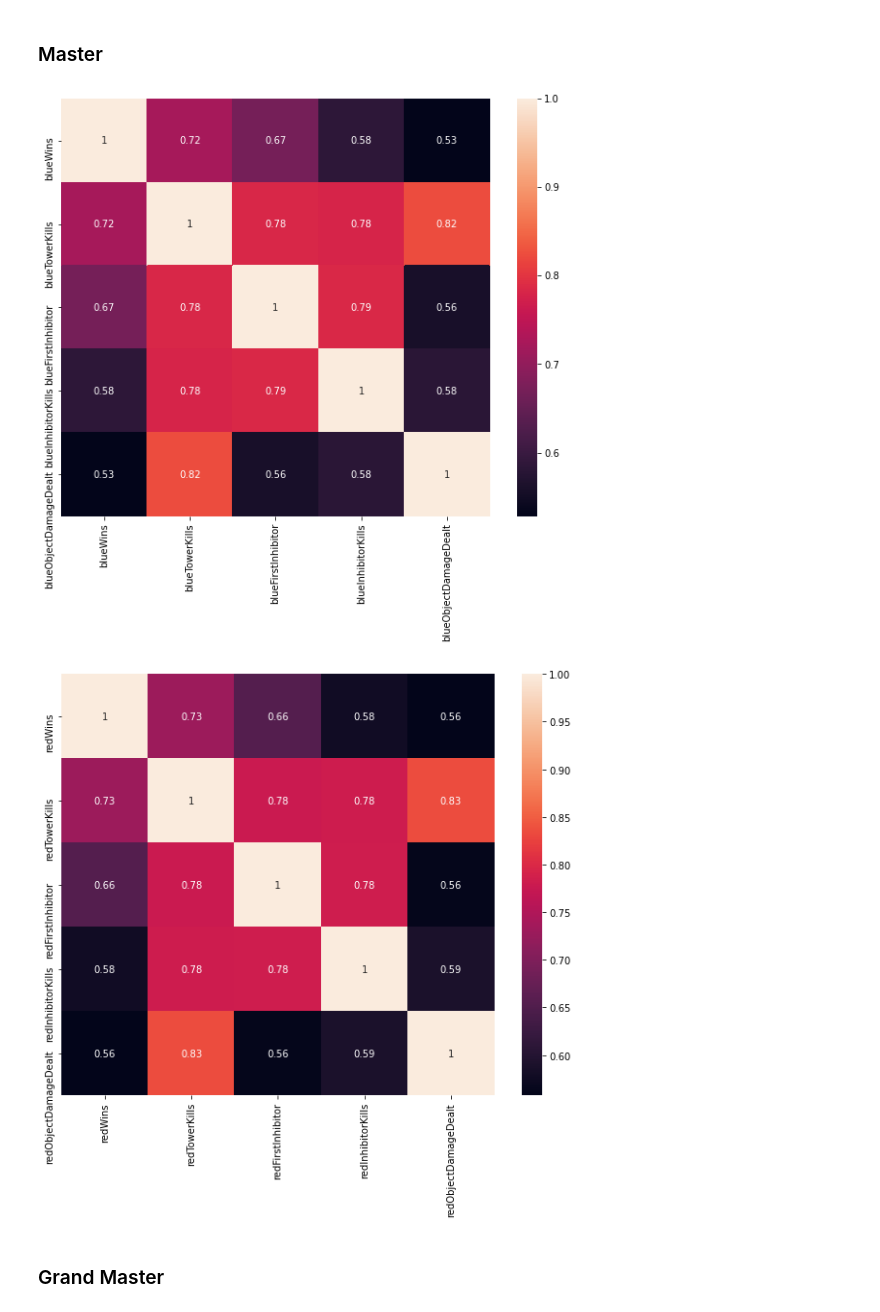
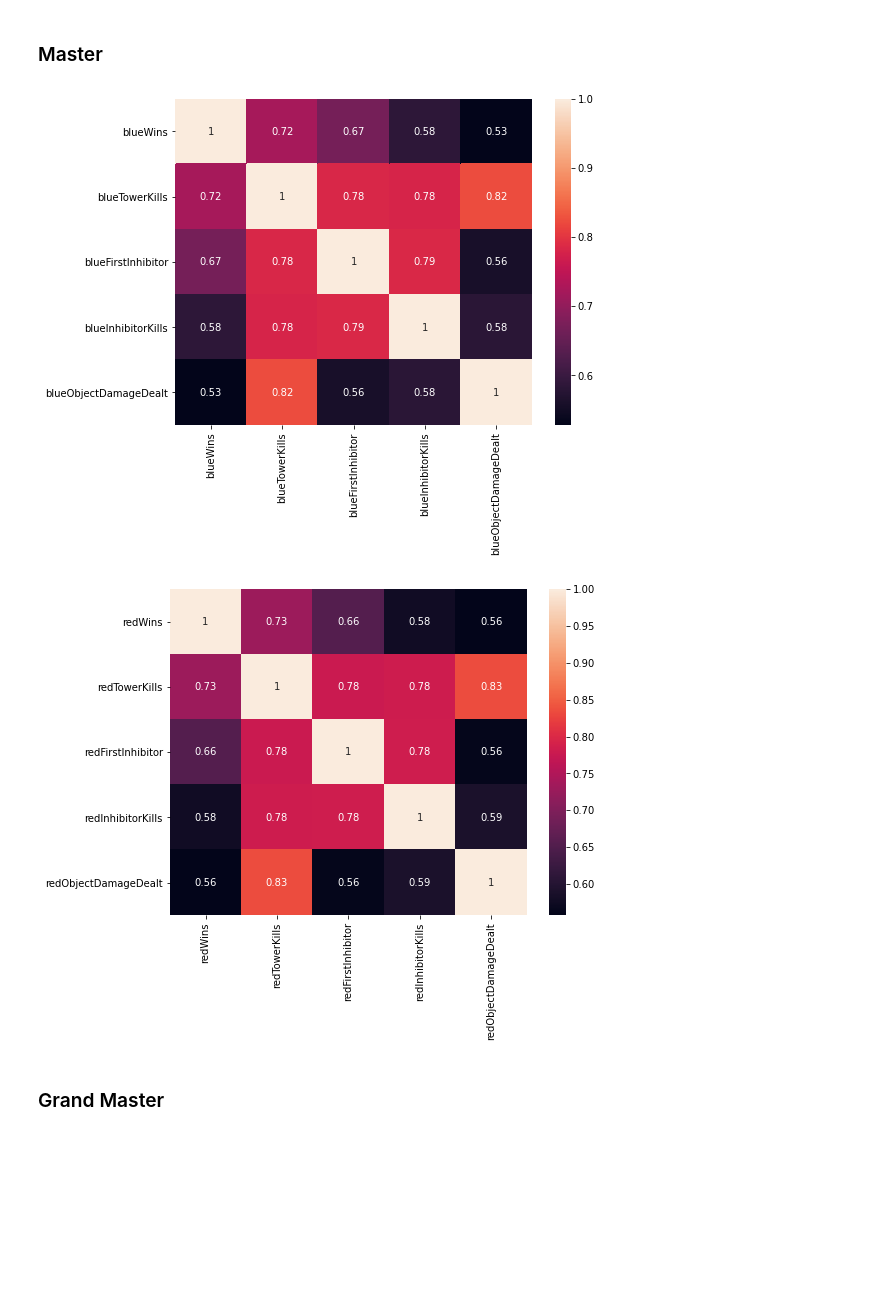
Before and after one commit to josephchancey/riot-lol-match-trends, a Jupyter notebook: Notebooks/LoL Trend Analysis.ipynb, the cells around one changed output. Cells and saved outputs as stored; diff of their text form; code cells hidden in the pictures; blank space fills up the shorter version.

Commit message:
Fix chart export label cut-off

```diff
--- a/Notebooks/LoL Trend Analysis.ipynb
+++ b/Notebooks/LoL Trend Analysis.ipynb
@@ -1065,28 +1065,28 @@ plt.savefig('../Images/avg_game_length_histo.png')
 ### Master
 # %%
 # Correlation Matrix For Master Elo Blue Team
-plt.figure(figsize=(10,8))
+plt.figure(figsize=(8,6))
 m_blue_corr = m_blue_df.corr()['blueWins'][:].sort_values(axis=0, ascending=False)
 
 m_blue_corr_cols = [x for x,corr in m_blue_corr.iteritems() if abs(corr)>0.5]
 
 #sns.set(font_scale = 1)
 sns.heatmap(m_blue_df[m_blue_corr_cols].corr(), annot=True)
-plt.savefig('../Images/master_corr_matrix_blue.png')
+plt.savefig('../Images/master_corr_matrix_blue.png', bbox_inches='tight')
 # %% [output]
-[figure, old version]
+[figure, new version]
 # %%
 # Correlation Matrix For Master Elo Red Team
-plt.figure(figsize=(10,8))
+plt.figure(figsize=(8,6))
 m_red_corr = m_red_df.corr()['redWins'][:].sort_values(axis=0, ascending=False)
 
 m_red_corr_cols = [x for x,corr in m_red_corr.iteritems() if abs(corr)>0.5]
 
 #sns.set(font_scale = 1)
 sns.heatmap(m_red_df[m_red_corr_cols].corr(), annot=True)
-plt.savefig('../Images/master_corr_matrix_red.png')
+plt.savefig('../Images/master_corr_matrix_red.png', bbox_inches='tight')
 # %% [output]
-[figure, old version]
+[figure, new version]
 # %% [markdown]
 ### Grand Master
 # %%
```
Also changed, not shown: parts of 12 cells of this notebook, 5 other files.
